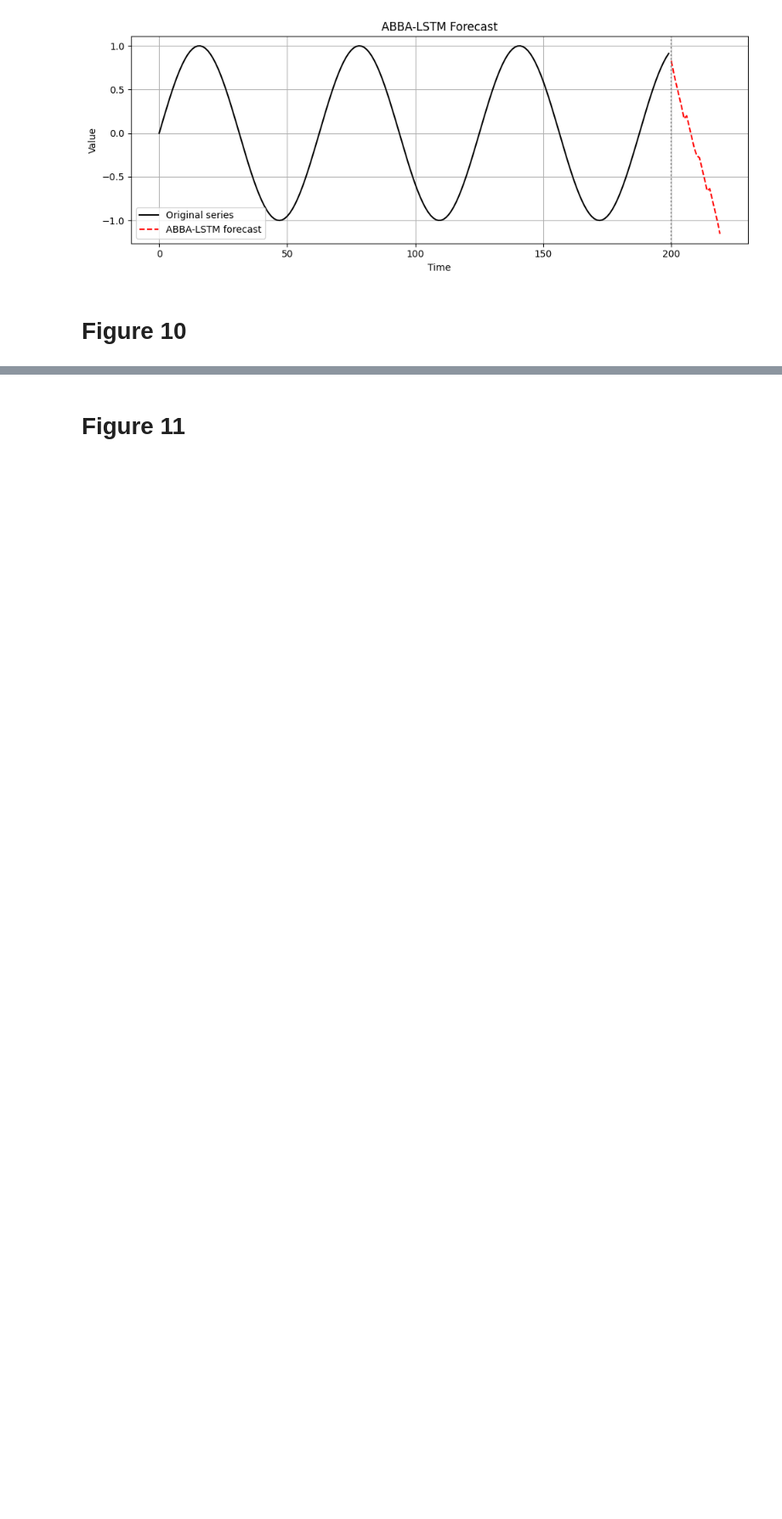
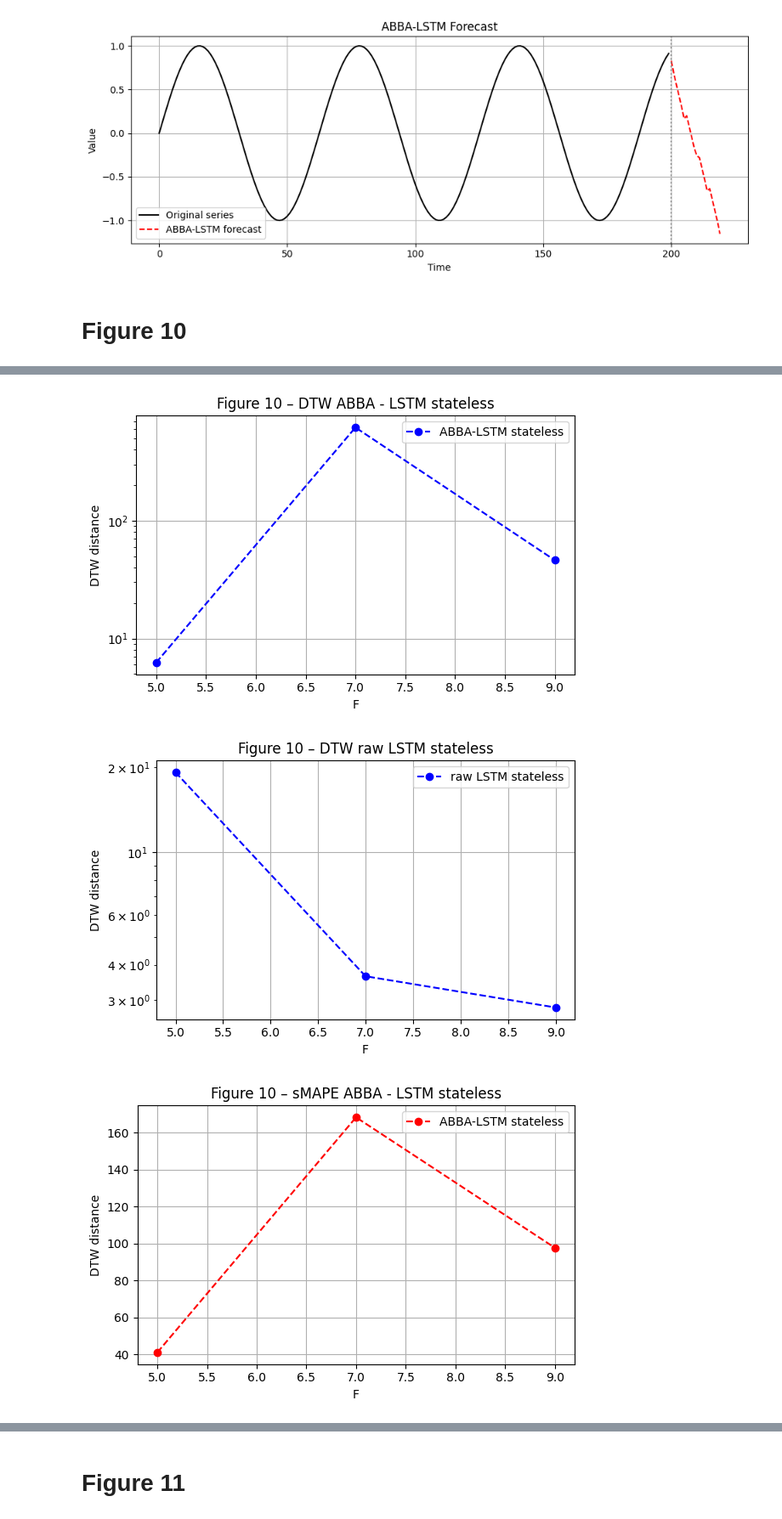
Before and after one commit to VSmague/ABBA_LSTM, a Jupyter notebook: notebook.ipynb, the cells around one changed output, grey strips where cells are left out. Shown at 85% size. Drawn from its saved outputs; the diff is of its cells as text; code cells hidden in the pictures; blank space fills up the shorter version.

```diff
--- a/notebook.ipynb
+++ b/notebook.ipynb
@@ -343,0 +341,70 @@ plt.show()
+# %%
+n_vals_abba = [r['n'] for r in results_abba]
+smape_vals_abba = [r['smape'] for r in results_abba]
+dtw_vals_abba = [r['dtw'] for r in results_abba]
+time_vals_abba = [r['time'] for r in results_abba]
+
+n_vals_lstm = [r['n'] for r in results_lstm]
+smape_vals_lstm = [r['smape'] for r in results_lstm]
+dtw_vals_lstm = [r['dtw'] for r in results_lstm]
+time_vals_lstm = [r['time'] for r in results_lstm]
+
+plt.figure(figsize=(6,4))
+plt.plot(n_vals_abba, dtw_vals_abba, label="ABBA-LSTM stateless", marker='o', linestyle='--', color='blue')
+plt.xlabel("F")
+plt.yscale("log")
+plt.ylabel("DTW distance")
+plt.title("Figure 10 – DTW ABBA - LSTM stateless")
+plt.legend()
+plt.grid(True)
+plt.tight_layout()
+plt.show()
+
+plt.figure(figsize=(6,4))
+plt.plot(n_vals_lstm, dtw_vals_lstm, label="raw LSTM stateless", marker='o', linestyle='--', color='blue')
+plt.xlabel("F")
+plt.yscale("log")
+plt.ylabel("DTW distance")
+plt.title("Figure 10 – DTW raw LSTM stateless")
+plt.legend()
+plt.grid(True)
+plt.tight_layout()
+plt.show()
+
+plt.figure(figsize=(6,4))
+plt.plot(n_vals_abba, smape_vals_abba, label="ABBA-LSTM stateless", marker='o', linestyle='--', color='red')
+plt.xlabel("F")
+plt.ylabel("DTW distance")
+plt.title("Figure 10 – sMAPE ABBA - LSTM stateless")
+plt.legend()
+plt.grid(True)
+plt.tight_layout()
+plt.show()
+
+plt.figure(figsize=(6,4))
+plt.plot(n_vals_lstm, smape_vals_lstm, label="raw LSTM stateless", marker='o', linestyle='--', color='red')
+plt.xlabel("F")
+plt.ylabel("DTW distance")
+plt.title("Figure 10 – sMAPE raw LSTM stateless")
+plt.legend()
+plt.grid(True)
+plt.tight_layout()
+plt.show()
+
+plt.figure(figsize=(6,4))
+plt.boxplot(time_vals_abba, vert=True)
+plt.ylabel("Temps (s)")
+plt.title("Distribution du temps par run ABBA - LSTM")
+plt.grid(True, axis='y')
+plt.show()
+
+plt.figure(figsize=(6,4))
+plt.boxplot(time_vals_lstm, vert=True)
+plt.ylabel("Temps (s)")
+plt.title("Distribution du temps par run raw LSTM")
+plt.grid(True, axis='y')
+plt.show()
+# %% [output]
+[figure, added]
+[figure, added]
+[figure, added]
```
Also changed, not shown: parts of 22 cells of this notebook, 1 other file.
